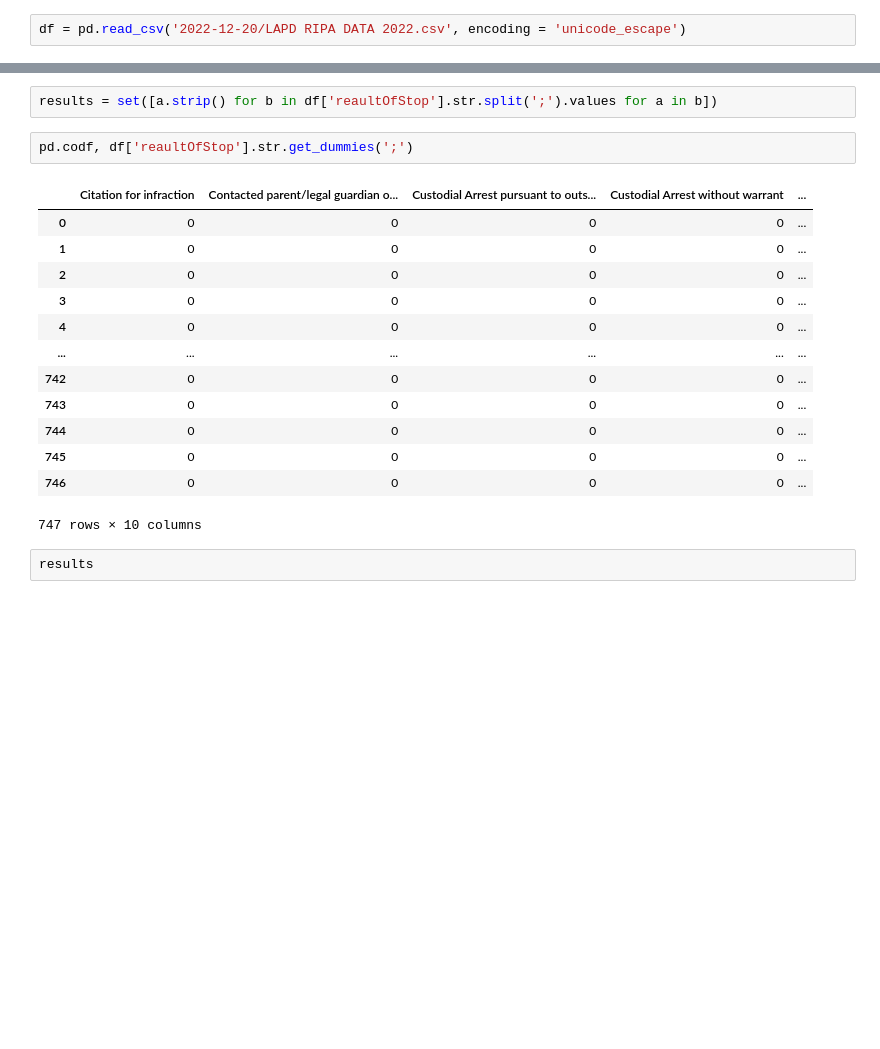
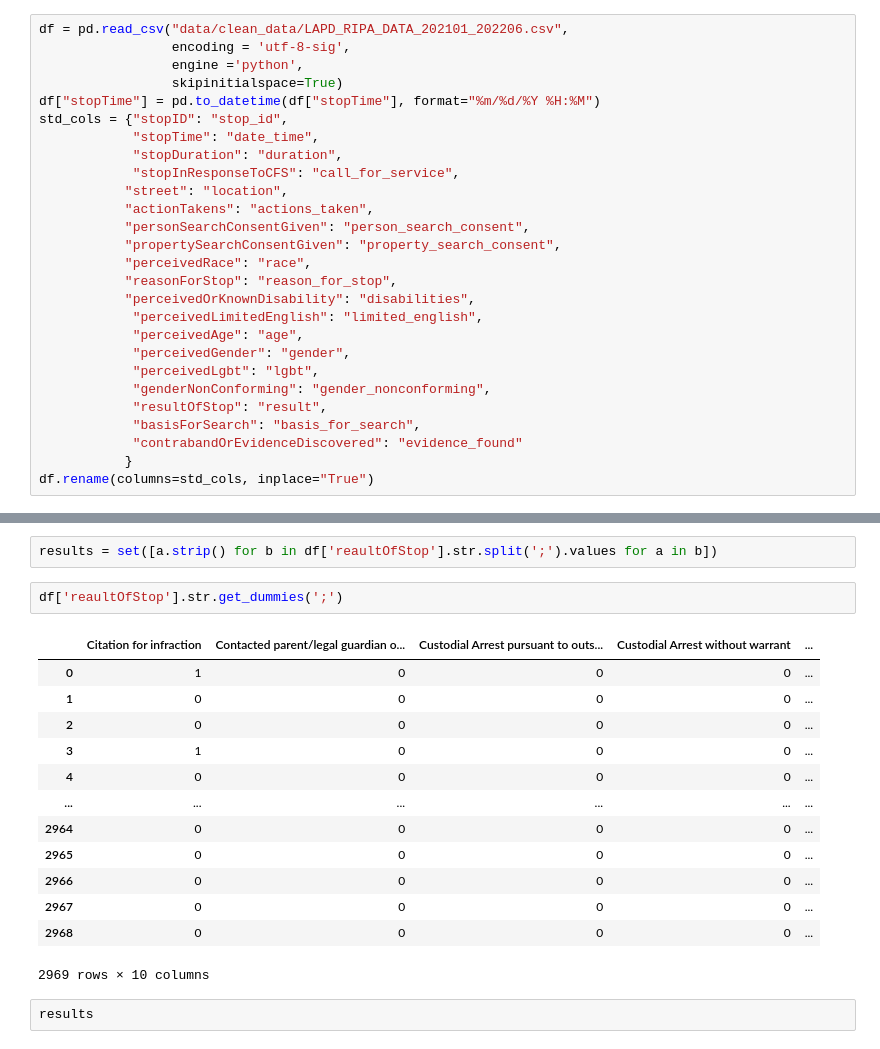
Before and after one commit to sdamerdji/police_racial_profiling, a Jupyter notebook: clean_delimiters.ipynb, the cells around one changed output, grey strips where cells are left out. Cells and saved outputs as stored; diff of their text form; blank space fills up the shorter version.

Commit message:
incident data added, initial analysis

```diff
--- a/clean_delimiters.ipynb
+++ b/clean_delimiters.ipynb
@@ -1,4 +1,29 @@
 # %%
 import pandas as pd
 # %%
-df = pd.read_csv('2022-12-20/LAPD RIPA DATA 2022.csv', encoding = 'unicode_escape')
+df = pd.read_csv("data/clean_data/LAPD_RIPA_DATA_202101_202206.csv",
+                 encoding = 'utf-8-sig',
+                 engine ='python',
+                 skipinitialspace=True)
+df["stopTime"] = pd.to_datetime(df["stopTime"], format="%m/%d/%Y %H:%M")
+std_cols = {"stopID": "stop_id",
+            "stopTime": "date_time",
+            "stopDuration": "duration",
+            "stopInResponseToCFS": "call_for_service",
+           "street": "location",
+           "actionTakens": "actions_taken",
+           "personSearchConsentGiven": "person_search_consent",
+           "propertySearchConsentGiven": "property_search_consent",
+           "perceivedRace": "race",
+           "reasonForStop": "reason_for_stop",
+           "perceivedOrKnownDisability": "disabilities",
+            "perceivedLimitedEnglish": "limited_english",
+            "perceivedAge": "age",
+            "perceivedGender": "gender",
+            "perceivedLgbt": "lgbt",
+            "genderNonConforming": "gender_nonconforming",
+            "resultOfStop": "result",
+            "basisForSearch": "basis_for_search",
+            "contrabandOrEvidenceDiscovered": "evidence_found"
+           }
+df.rename(columns=std_cols, inplace="True")
@@ -7,21 +110,21 @@ actions = set([a.strip() for b in df['actionTakens'].str.split(';').values for a
 # %%
 results = set([a.strip() for b in df['reaultOfStop'].str.split(';').values for a in b])
 # %%
-pd.codf, df['reaultOfStop'].str.get_dummies(';')
+df['reaultOfStop'].str.get_dummies(';')
 # %% [output]
 |  | Citation for infraction | Contacted parent/legal guardian o... | Custodial Arrest pursuant to outs... | Custodial Arrest without warrant | ... |
-| 0 | 0 | 0 | 0 | 0 | ... |
+| 0 | 1 | 0 | 0 | 0 | ... |
 | 1 | 0 | 0 | 0 | 0 | ... |
 | 2 | 0 | 0 | 0 | 0 | ... |
-| 3 | 0 | 0 | 0 | 0 | ... |
+| 3 | 1 | 0 | 0 | 0 | ... |
 | 4 | 0 | 0 | 0 | 0 | ... |
 | ... | ... | ... | ... | ... | ... |
-| 742 | 0 | 0 | 0 | 0 | ... |
-| 743 | 0 | 0 | 0 | 0 | ... |
-| 744 | 0 | 0 | 0 | 0 | ... |
-| 745 | 0 | 0 | 0 | 0 | ... |
-| 746 | 0 | 0 | 0 | 0 | ... |
+| 2964 | 0 | 0 | 0 | 0 | ... |
+| 2965 | 0 | 0 | 0 | 0 | ... |
+| 2966 | 0 | 0 | 0 | 0 | ... |
+| 2967 | 0 | 0 | 0 | 0 | ... |
+| 2968 | 0 | 0 | 0 | 0 | ... |
-747 rows × 10 columns
+2969 rows × 10 columns
 # %%
 results
 # %% [output]
```
Also changed, not shown: parts of 18 cells of this notebook, 30 other files.
